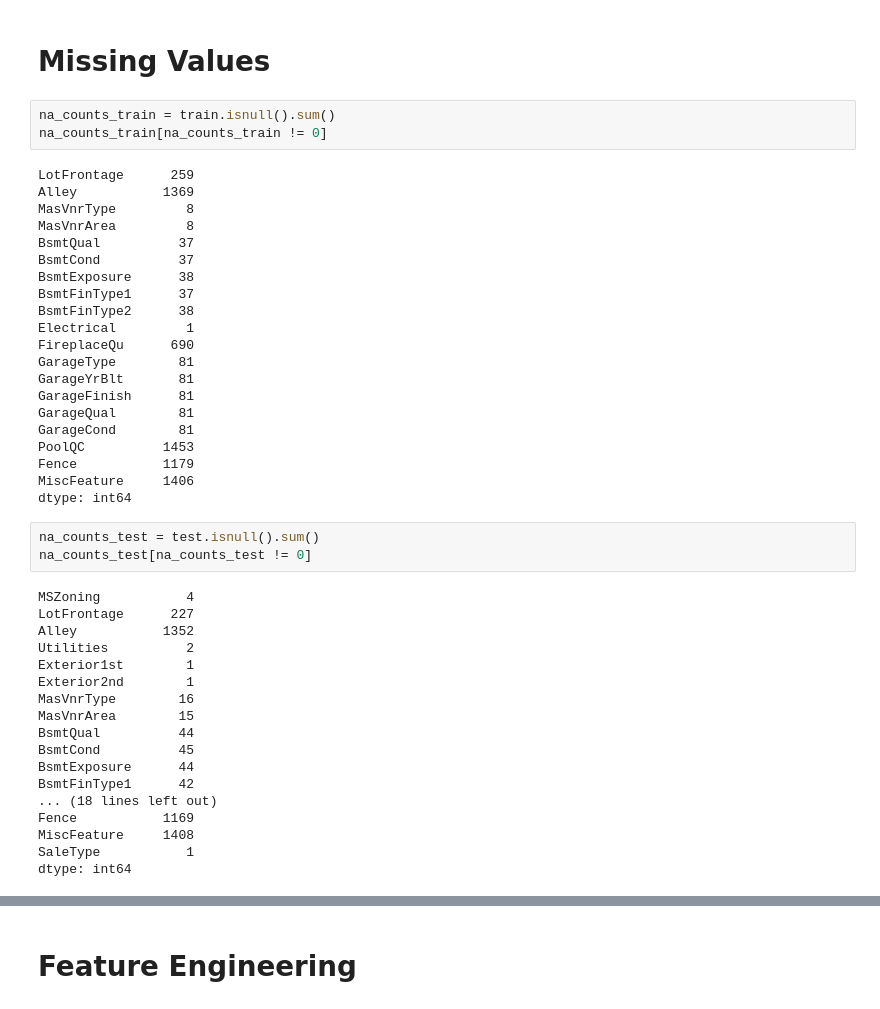
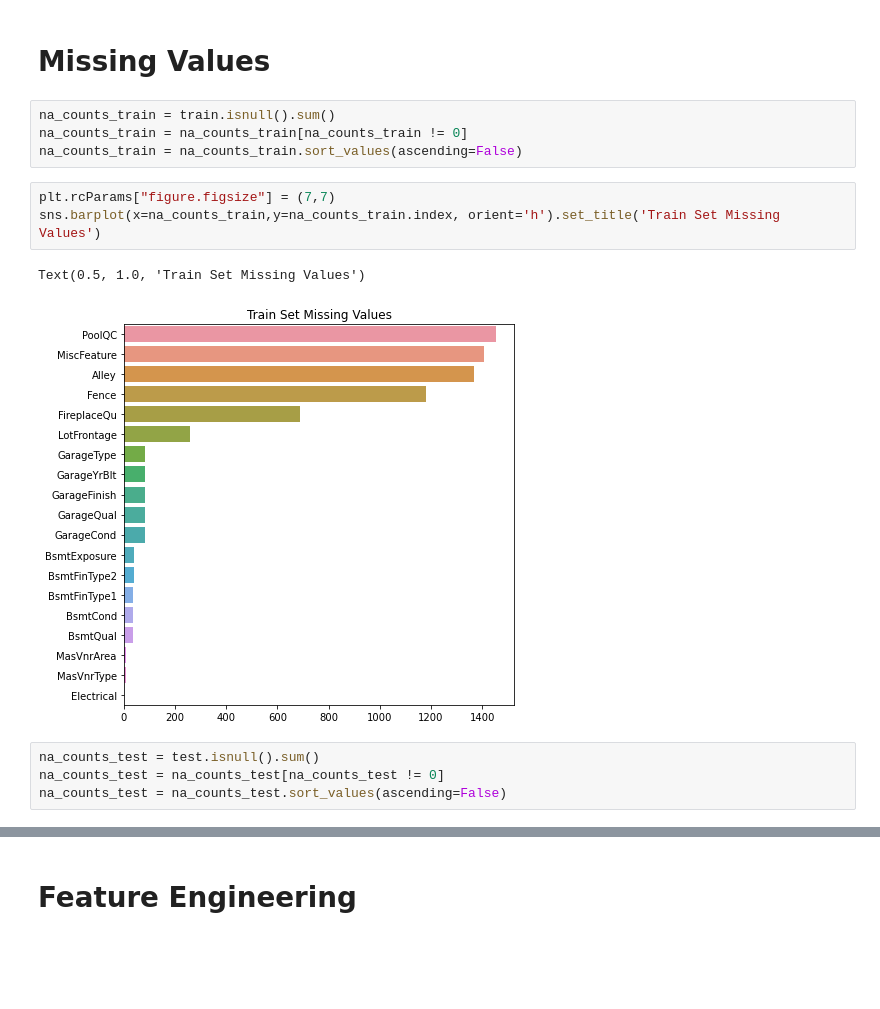
Before and after one commit to brusso115/Housing_Prices_Ames_Iowa, a Jupyter notebook: Data Cleaning.ipynb, the cells around one changed output, grey strips where cells are left out. Saved outputs shown, nothing was run; the diff lists cells and outputs as text; blank space fills up the shorter version.

```diff
--- a/Data Cleaning.ipynb
+++ b/Data Cleaning.ipynb
@@ -38,46 +38,15 @@ test = pd.read_csv('test.csv',index_col='Id')
 # Missing Values
 # %%
 na_counts_train = train.isnull().sum()
-na_counts_train[na_counts_train != 0]
+na_counts_train = na_counts_train[na_counts_train != 0]
+na_counts_train = na_counts_train.sort_values(ascending=False)
-# %% [output]
-LotFrontage      259
-Alley           1369
-MasVnrType         8
-MasVnrArea         8
-BsmtQual          37
-BsmtCond          37
-BsmtExposure      38
-BsmtFinType1      37
-BsmtFinType2      38
-Electrical         1
-FireplaceQu      690
-GarageType        81
-GarageYrBlt       81
-GarageFinish      81
-GarageQual        81
-GarageCond        81
-PoolQC          1453
-Fence           1179
-MiscFeature     1406
-dtype: int64
+# %%
+plt.rcParams["figure.figsize"] = (7,7)
+sns.barplot(x=na_counts_train,y=na_counts_train.index, orient='h').set_title('Train Set Missing Values')
+# %% [output]
+Text(0.5, 1.0, 'Train Set Missing Values')
+[figure, added]
 # %%
 na_counts_test = test.isnull().sum()
-na_counts_test[na_counts_test != 0]
+na_counts_test = na_counts_test[na_counts_test != 0]
+na_counts_test = na_counts_test.sort_values(ascending=False)
-# %% [output]
-MSZoning           4
-LotFrontage      227
-Alley           1352
-Utilities          2
-Exterior1st        1
-Exterior2nd        1
-MasVnrType        16
-MasVnrArea        15
-BsmtQual          44
-BsmtCond          45
-BsmtExposure      44
-BsmtFinType1      42
-... (18 lines left out)
-Fence           1169
-MiscFeature     1408
-SaleType           1
-dtype: int64
```
Also changed, not shown: parts of 80 cells of this notebook, 8 other files.
